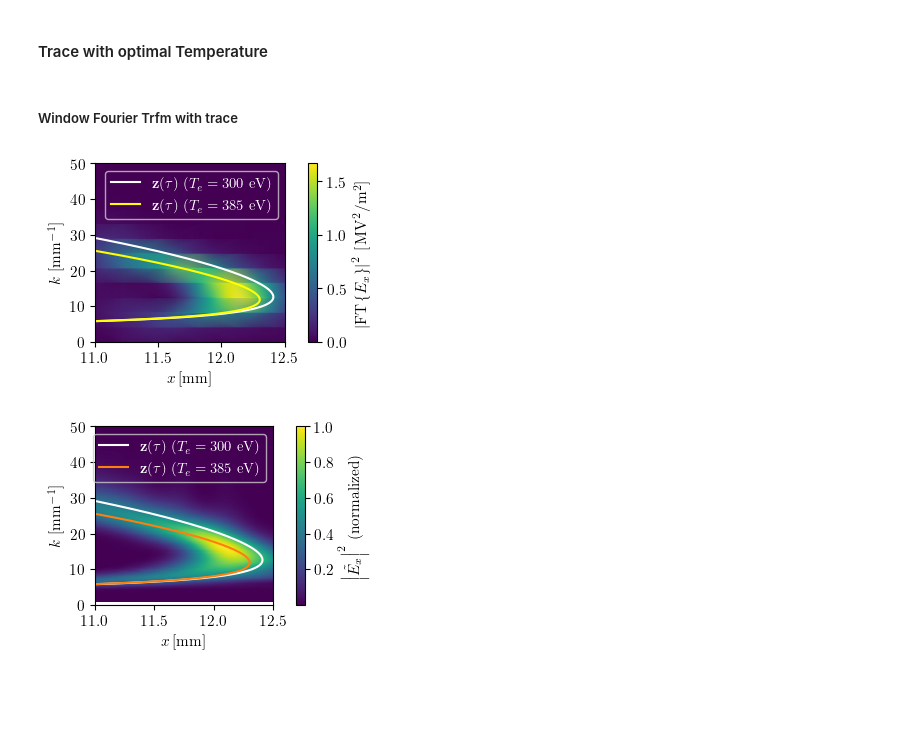
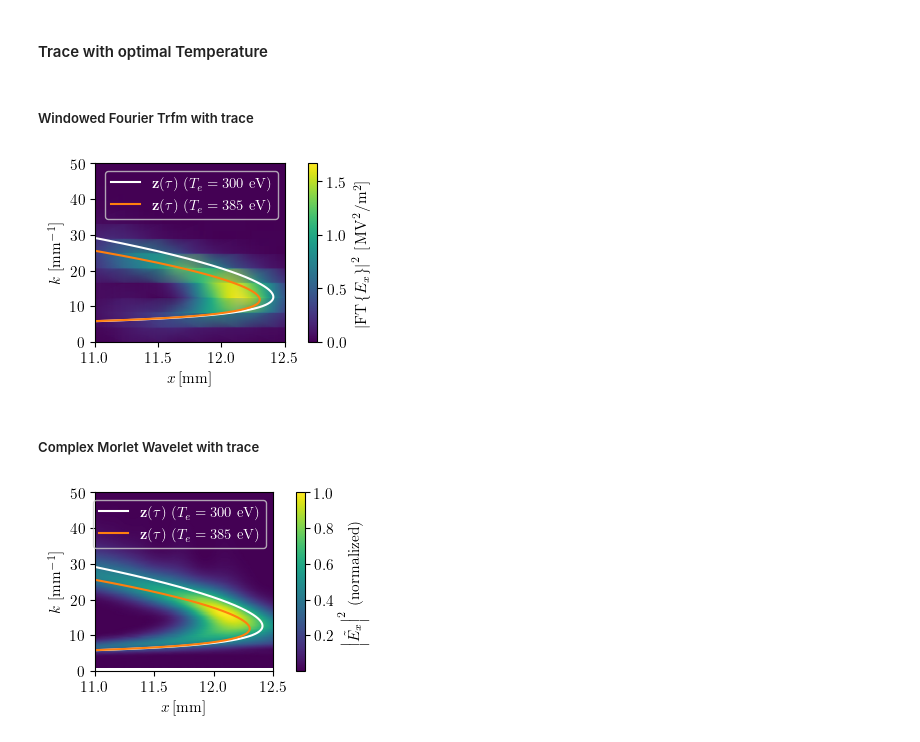
Before and after one commit to runehoejlund/plasma-ray-tracer, a Jupyter notebook: mgo_ex_X_EBW.ipynb, the cells around one changed output. Saved outputs shown, nothing was run; the diff lists cells and outputs as text; code cells hidden in the pictures; blank space fills up the shorter version.

```diff
--- a/mgo_ex_X_EBW.ipynb
+++ b/mgo_ex_X_EBW.ipynb
@@ -493,29 +494,31 @@ t, xs, ks, zs, nt, i_start, i_end, x0, k0 = get_dispersion_manifold(x0, k0, omeg
 S = mgo.get_symplectic_tangent_trfm(zs, t, 1, i_start, i_end)
 i_caust = np.argmin(np.abs(S[:, 0, 0]))
 # %% [markdown]
-##### Window Fourier Trfm with trace
+##### Windowed Fourier Trfm with trace
 # %%
 fig = plt.figure(constrained_layout=True, figsize=(8.4*cm, 6*cm))
 plt.pcolormesh(epoch_data['x'][0]*1e3 + xs_epoch*1e3, ks_epoch*1e-3, np.abs(Zxx)**2*1e-12, shading='gouraud')
 plt.plot(xs_orig[i_start_orig:i_end_orig]*1e3, ks_orig[i_start_orig:i_end_orig]*1e-3, color='w',
          label=r'$\mathbf{z}(\tau) \; (T_e = 300$ eV)')
-plt.plot(xs[i_start:i_end]*1e3, ks[i_start:i_end]*1e-3, color='yellow',
+plt.plot(xs[i_start:i_end]*1e3, ks[i_start:i_end]*1e-3, color='tab:orange',
          label=r'$\mathbf{z}(\tau) \; (T_e = ' + str(int(T0/e)) + '$ eV)')
 plt.xlim(epoch_data['x'][0]*1e3, epoch_data['x'][0]*1e3 + np.max(xs_epoch)*1e3)
 plt.xlim(7, epoch_data['x'][0]*1e3 + np.max(xs_epoch)*1e3)
 plt.ylabel(r'$k \,\, [\mathrm{mm^{-1}}]$')
 plt.xlabel(r'$x \, [\mathrm{mm}]$')
 plt.xlim(11, 12.5)
 plt.ylim(0, 50)
 cbar = plt.colorbar()
 cbar.set_label(r'$\left| \mathrm{FT} \left \{ E_x \right \} \right|^2$ [$\, \mathrm{{MV}^2/m^2}$]', size=11)
 # plt.colorbar()
 # plt.title(r'$\left| \mathrm{FT} \left \{ E_x \right \} \right|^2$ [$\, \mathrm{{MV}^2/m^2}$]', fontsize=11)
 plt.legend(labelcolor='white', fontsize=10.5, facecolor='none')
 plt.savefig('./plots/XB_epoch_stft_with_traces.png', dpi=300)
 plt.show()
 # %% [output]
-[figure, old version]
+[figure, new version]
+# %% [markdown]
+##### Complex Morlet Wavelet with trace
 # %%
 cmorlet_data = np.load('epoch_data/CMorl_2_08.npz')
 cmorlet_x = cmorlet_data["x"]
```
Also changed, not shown: parts of 10 cells of this notebook, 5 other files.
